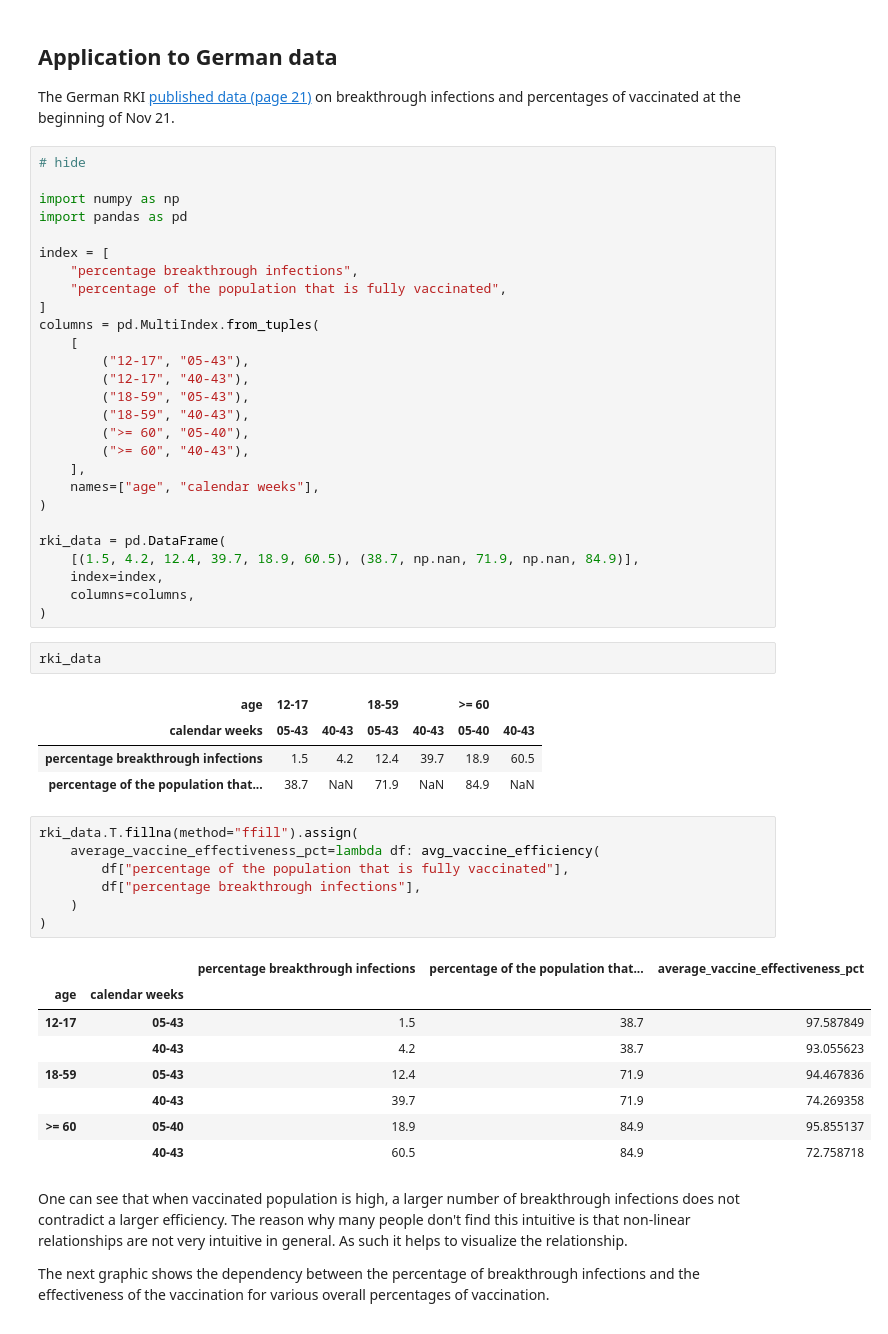
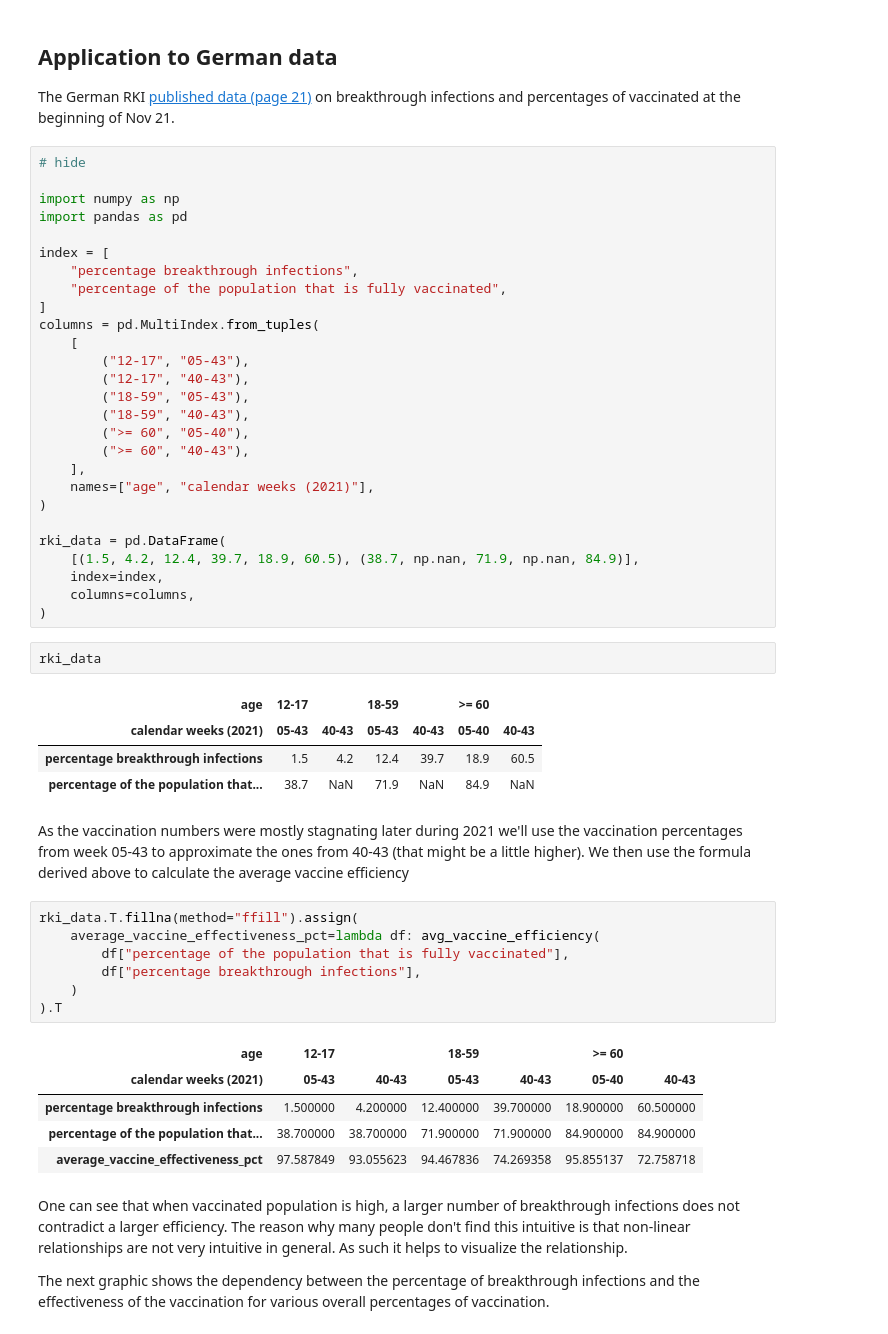
Before and after one commit to KonradUdoHannes/fastpages_tryout, a Jupyter notebook: _notebooks/2021-11-28-bayes_vaccination.ipynb, the cells around one changed output. Cells and saved outputs as stored; diff of their text form.

```diff
--- a/_notebooks/2021-11-28-bayes_vaccination.ipynb
+++ b/_notebooks/2021-11-28-bayes_vaccination.ipynb
@@ -73,7 +86,7 @@ columns = pd.MultiIndex.from_tuples(
         (">= 60", "05-40"),
         (">= 60", "40-43"),
     ],
-    names=["age", "calendar weeks"],
+    names=["age", "calendar weeks (2021)"],
 )
 
 rki_data = pd.DataFrame(
@@ -85,25 +98,24 @@ rki_data = pd.DataFrame(
 rki_data
 # %% [output]
 | age | 12-17 |  | 18-59 |  | >= 60 |  |
-| calendar weeks | 05-43 | 40-43 | 05-43 | 40-43 | 05-40 | 40-43 |
+| calendar weeks (2021) | 05-43 | 40-43 | 05-43 | 40-43 | 05-40 | 40-43 |
 | percentage breakthrough infections | 1.5 | 4.2 | 12.4 | 39.7 | 18.9 | 60.5 |
 | percentage of the population that... | 38.7 | NaN | 71.9 | NaN | 84.9 | NaN |
+# %% [markdown]
+As the vaccination numbers were mostly stagnating later during 2021 we'll use the vaccination percentages from week 05-43 to approximate the ones from 40-43 (that might be a little higher). We then use the formula derived above to calculate the average vaccine efficiency
 # %%
 rki_data.T.fillna(method="ffill").assign(
     average_vaccine_effectiveness_pct=lambda df: avg_vaccine_efficiency(
         df["percentage of the population that is fully vaccinated"],
         df["percentage breakthrough infections"],
     )
-)
+).T
 # %% [output]
-|  |  | percentage breakthrough infections | percentage of the population that... | average_vaccine_effectiveness_pct |
-| age | calendar weeks |  |  |  |
-| 12-17 | 05-43 | 1.5 | 38.7 | 97.587849 |
-|  | 40-43 | 4.2 | 38.7 | 93.055623 |
-| 18-59 | 05-43 | 12.4 | 71.9 | 94.467836 |
-|  | 40-43 | 39.7 | 71.9 | 74.269358 |
-| >= 60 | 05-40 | 18.9 | 84.9 | 95.855137 |
-|  | 40-43 | 60.5 | 84.9 | 72.758718 |
+| age | 12-17 |  | 18-59 |  | >= 60 |  |
+| calendar weeks (2021) | 05-43 | 40-43 | 05-43 | 40-43 | 05-40 | 40-43 |
+| percentage breakthrough infections | 1.500000 | 4.200000 | 12.400000 | 39.700000 | 18.900000 | 60.500000 |
+| percentage of the population that... | 38.700000 | 38.700000 | 71.900000 | 71.900000 | 84.900000 | 84.900000 |
+| average_vaccine_effectiveness_pct | 97.587849 | 93.055623 | 94.467836 | 74.269358 | 95.855137 | 72.758718 |
 # %% [markdown]
 One can see that when vaccinated population is high, a larger number of breakthrough infections does not contradict a larger efficiency. The reason why many people don't find this intuitive is that non-linear relationships are not very intuitive in general. As such it helps to visualize the relationship.
 
```
Also changed, not shown: parts of 6 cells of this notebook.
